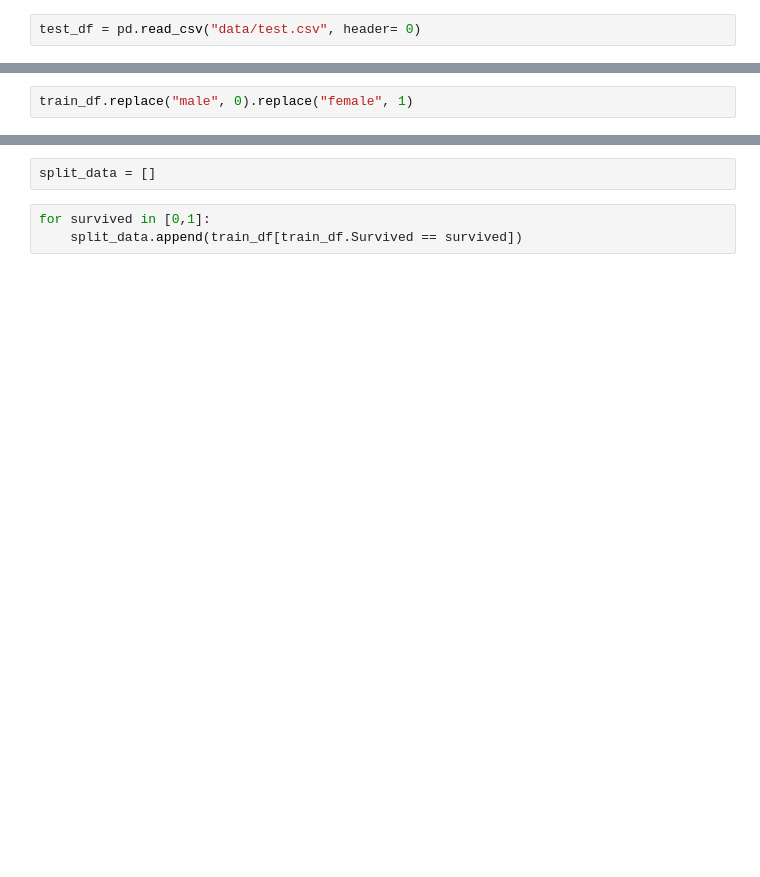
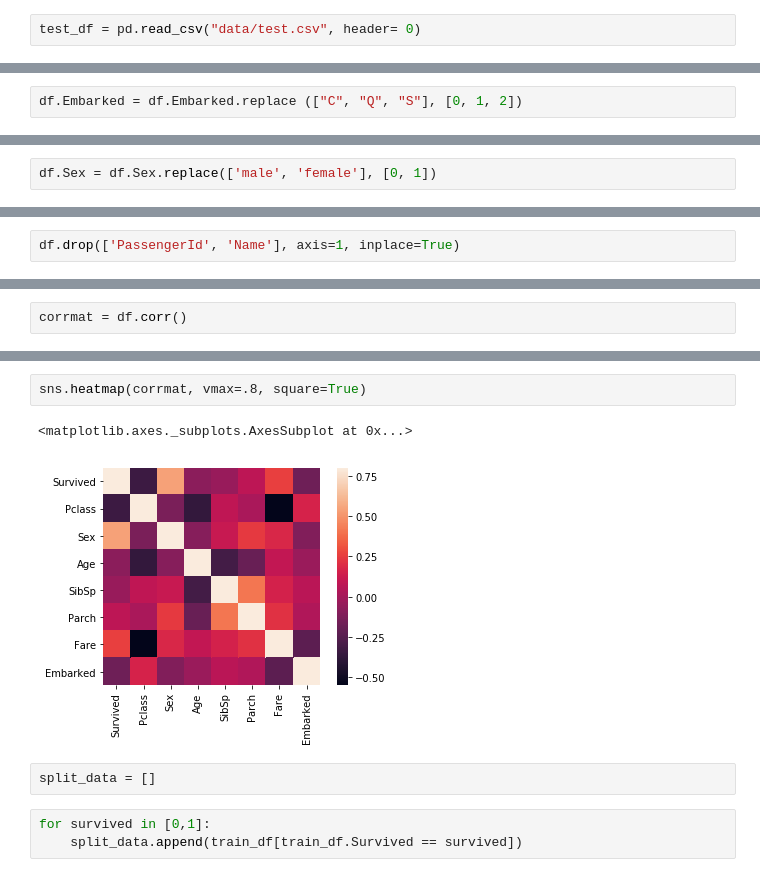
Before and after one commit to hikaruya8/kaggle, a Jupyter notebook: taitanic.ipynb, the cells around one changed output, grey strips where cells are left out. Saved outputs shown, nothing was run; the diff lists cells and outputs as text; blank space fills up the shorter version.

```diff
--- a/taitanic.ipynb
+++ b/taitanic.ipynb
@@ -18,0 +44,2 @@ from sklearn.model_selection import train_test_split
+# %%
+df.Embarked = df.Embarked.replace (["C", "Q", "S"], [0, 1, 2])
@@ -19,2 +67,2 @@ from sklearn.model_selection import train_test_split
 # %%
-train_df.replace("male", 0).replace("female", 1)
+df.Sex = df.Sex.replace(['male', 'female'], [0, 1])
@@ -59,0 +69,2 @@ Name: Age, Length: 891, dtype: object
+# %%
+df.drop(['PassengerId', 'Name'], axis=1, inplace=True)
@@ -59,0 +92,2 @@ Name: Age, Length: 891, dtype: object
+# %%
+corrmat = df.corr()
@@ -60,3 +110,8 @@ Name: Age, Length: 891, dtype: object
+# %%
+sns.heatmap(corrmat, vmax=.8, square=True)
+# %% [output]
+<matplotlib.axes._subplots.AxesSubplot at 0x...>
+[figure, added]
 # %%
 split_data = []
 # %%
```
Also changed, not shown: parts of 34 cells of this notebook.
